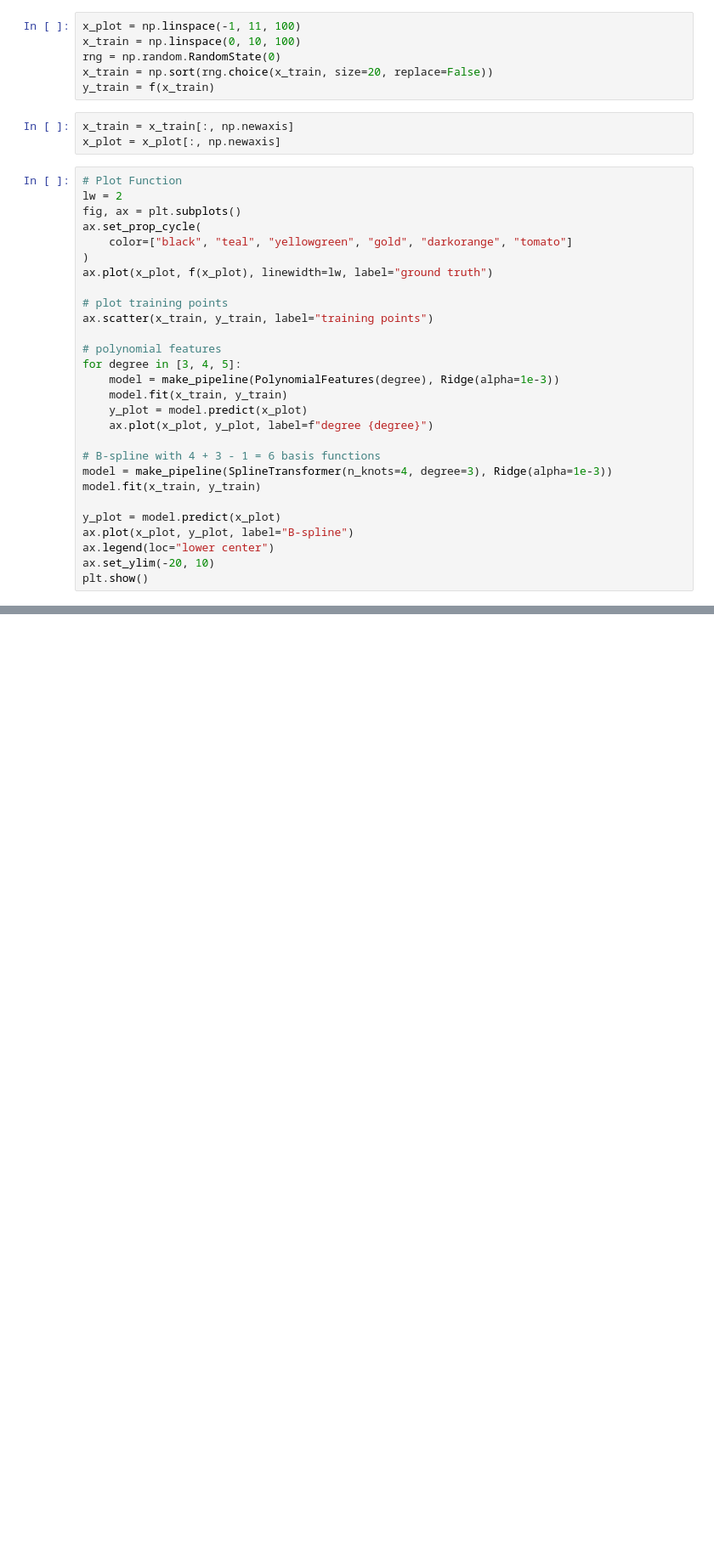
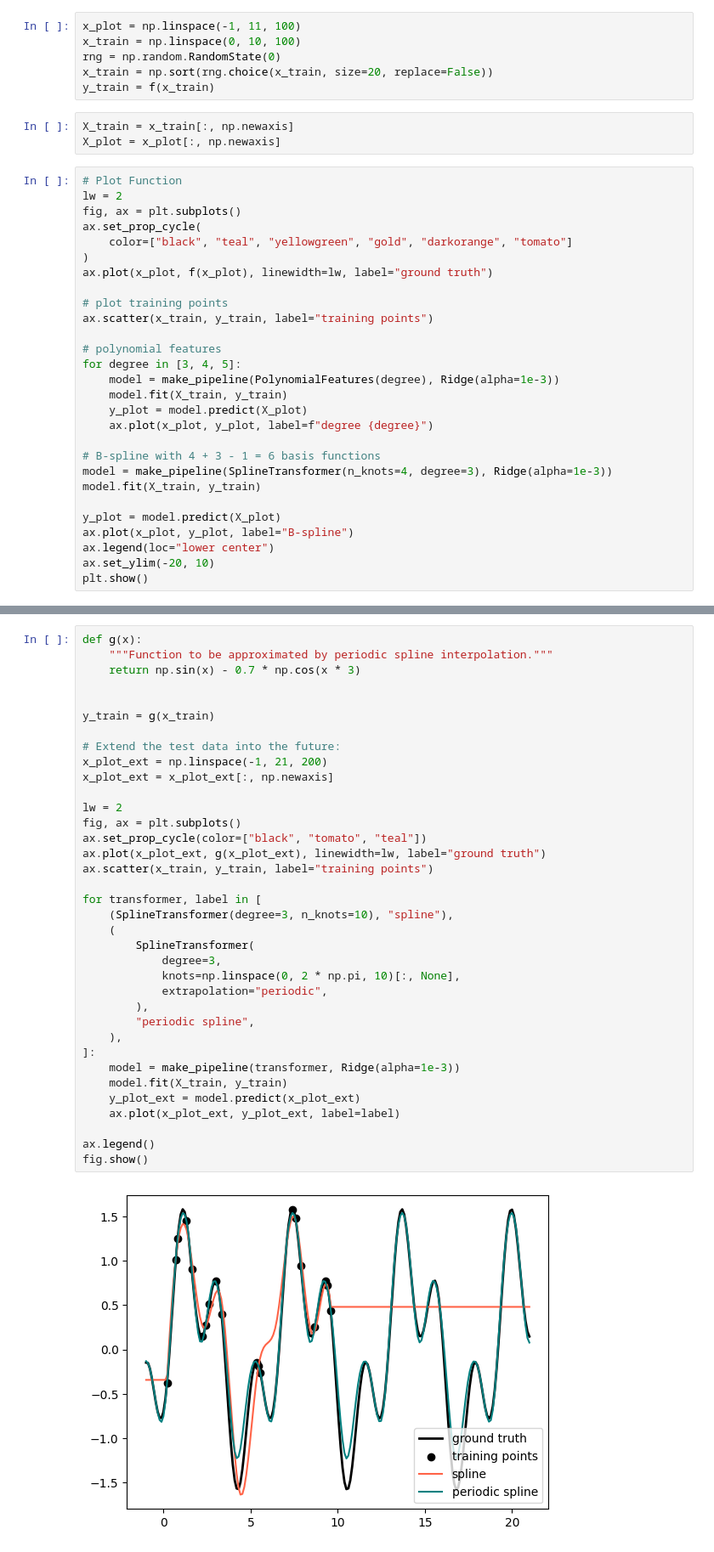
Before and after one commit to efwoods/Neuralink-Compression-Challenge, a Jupyter notebook: analysis/tutorials/polynomial-interpolation.ipynb, the cells around one changed output, grey strips where cells are left out. Shown at 85% size. Drawn from its saved outputs; the diff is of its cells as text; blank space fills up the shorter version.

```diff
--- a/analysis/tutorials/polynomial-interpolation.ipynb
+++ b/analysis/tutorials/polynomial-interpolation.ipynb
@@ -27,8 +30,8 @@ rng = np.random.RandomState(0)
 x_train = np.sort(rng.choice(x_train, size=20, replace=False))
 y_train = f(x_train)
 # %%
-x_train = x_train[:, np.newaxis]
-x_plot = x_plot[:, np.newaxis]
+X_train = x_train[:, np.newaxis]
+X_plot = x_plot[:, np.newaxis]
 # %%
 # Plot Function
 lw = 2
@@ -44,15 +47,15 @@ ax.scatter(x_train, y_train, label="training points")
 # polynomial features
 for degree in [3, 4, 5]:
     model = make_pipeline(PolynomialFeatures(degree), Ridge(alpha=1e-3))
-    model.fit(x_train, y_train)
-    y_plot = model.predict(x_plot)
+    model.fit(X_train, y_train)
+    y_plot = model.predict(X_plot)
     ax.plot(x_plot, y_plot, label=f"degree {degree}")
 
 # B-spline with 4 + 3 - 1 = 6 basis functions
 model = make_pipeline(SplineTransformer(n_knots=4, degree=3), Ridge(alpha=1e-3))
-model.fit(x_train, y_train)
+model.fit(X_train, y_train)
 
-y_plot = model.predict(x_plot)
+y_plot = model.predict(X_plot)
 ax.plot(x_plot, y_plot, label="B-spline")
 ax.legend(loc="lower center")
 ax.set_ylim(-20, 10)
@@ -61,0 +67,38 @@ plt.show()
+# %%
+def g(x):
+    """Function to be approximated by periodic spline interpolation."""
+    return np.sin(x) - 0.7 * np.cos(x * 3)
+
+
+y_train = g(x_train)
+
+# Extend the test data into the future:
+x_plot_ext = np.linspace(-1, 21, 200)
+x_plot_ext = x_plot_ext[:, np.newaxis]
+
+lw = 2
+fig, ax = plt.subplots()
+ax.set_prop_cycle(color=["black", "tomato", "teal"])
+ax.plot(x_plot_ext, g(x_plot_ext), linewidth=lw, label="ground truth")
+ax.scatter(x_train, y_train, label="training points")
+
+for transformer, label in [
+    (SplineTransformer(degree=3, n_knots=10), "spline"),
+    (
+        SplineTransformer(
+            degree=3,
+            knots=np.linspace(0, 2 * np.pi, 10)[:, None],
+            extrapolation="periodic",
+        ),
+        "periodic spline",
+    ),
+]:
+    model = make_pipeline(transformer, Ridge(alpha=1e-3))
+    model.fit(X_train, y_train)
+    y_plot_ext = model.predict(x_plot_ext)
+    ax.plot(x_plot_ext, y_plot_ext, label=label)
+
+ax.legend()
+fig.show()
+# %% [output]
+[figure, added]
```
Also changed, not shown: parts of 22 cells of this notebook, 1 other file.
